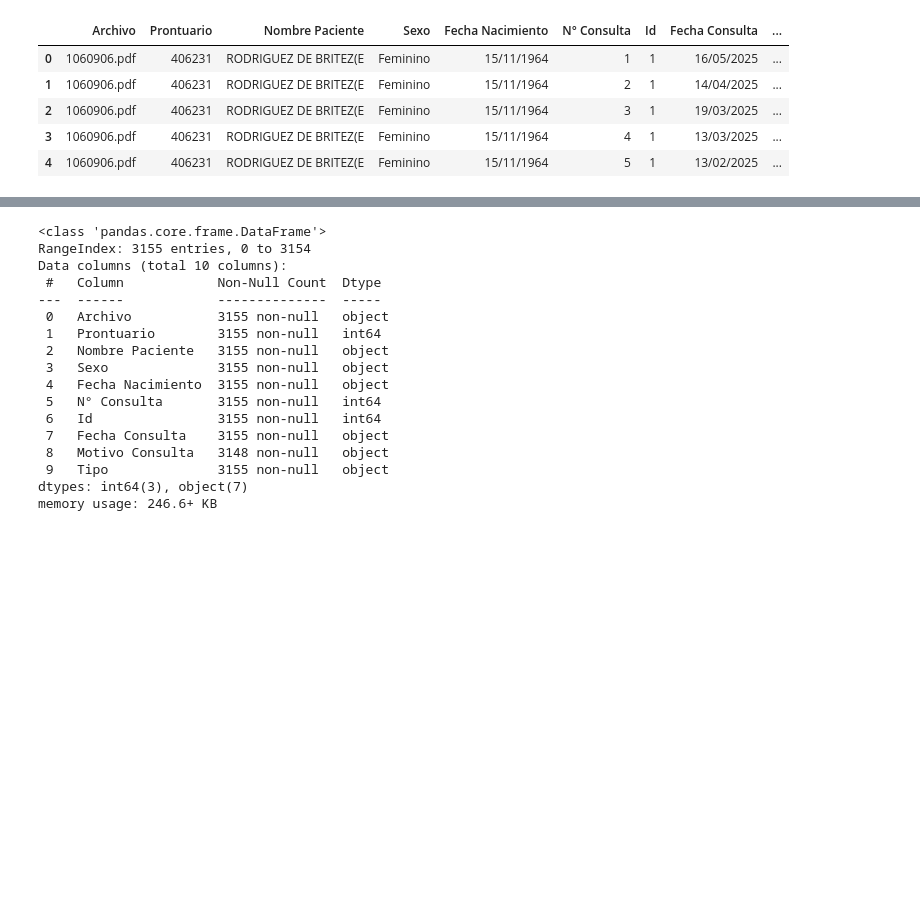
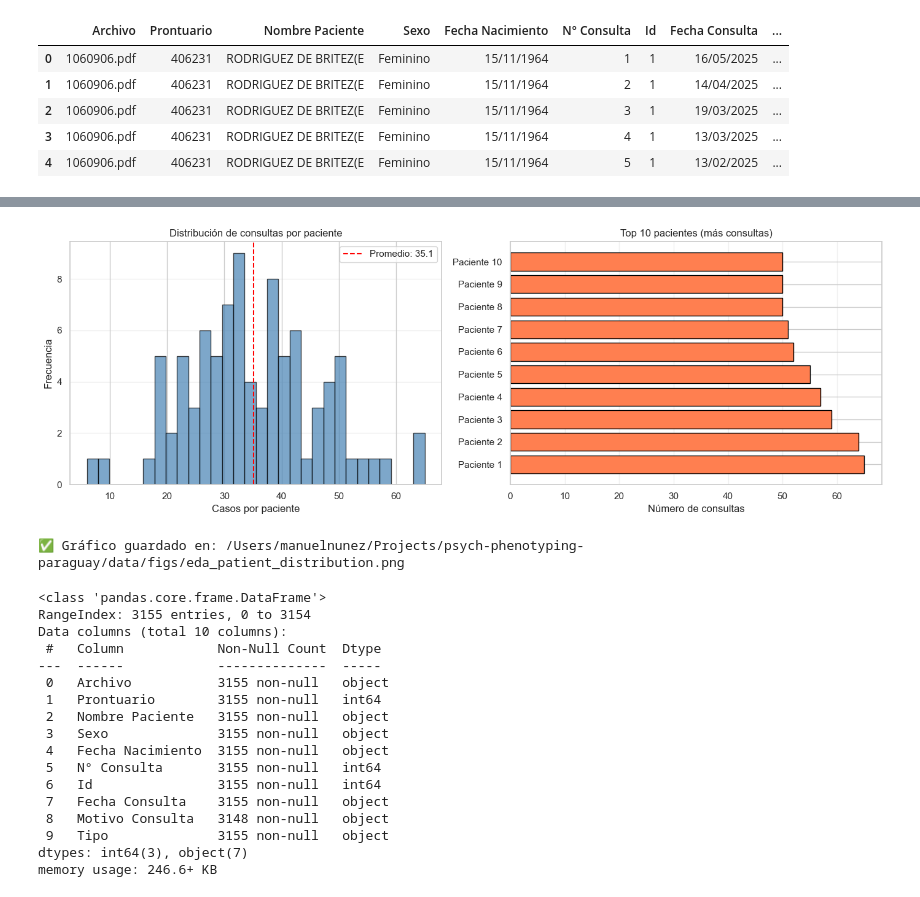
Before and after one commit to manununhez/psych-phenotyping-paraguay, a Jupyter notebook: notebooks/01_eda_understanding.ipynb, the cells around one changed output, grey strips where cells are left out. Cells and saved outputs as stored; diff of their text form; code cells hidden in the pictures; blank space fills up the shorter version.

```diff
--- a/notebooks/01_eda_understanding.ipynb
+++ b/notebooks/01_eda_understanding.ipynb
@@ -75,0 +82,67 @@ df_raw.head()
+# %%
+# ---------------------------------------------------------------
+# Análisis de pacientes (estructura longitudinal)
+# ---------------------------------------------------------------
+# Esta métrica es CRÍTICA para entender la estructura del dataset:
+# - Si hay pocos pacientes con muchas consultas → Alto riesgo de leakage
+# - Split debe ser por PACIENTE (no por casos) para evitar leakage
+
+PATIENT_COL = 'Prontuario'
+
+if PATIENT_COL in df_raw.columns:
+    n_patients = df_raw[PATIENT_COL].nunique()
+    n_cases = len(df_raw)
+    avg_cases_per_patient = n_cases / n_patients
+
+    patient_counts = df_raw[PATIENT_COL].value_counts()
+
+    print("="*60)
+    print(" ANÁLISIS DE ESTRUCTURA LONGITUDINAL")
+    print("="*60)
+    print(f"Pacientes únicos: {n_patients}")
+    print(f"Casos totales (consultas): {n_cases:,}")
+    print(f"Promedio casos/paciente: {avg_cases_per_patient:.1f}")
+    print(f"Mediana casos/paciente: {patient_counts.median():.0f}")
+    print(f"Min-Max casos/paciente: {patient_counts.min()}-{patient_counts.max()}")
+
+    print(f"\n  IMPLICACIÓN PARA SPLITS:")
+    print(f"   Con {avg_cases_per_patient:.1f} casos/paciente, un split ALEATORIO")
+    print(f"   por casos pondría el 100% de pacientes en train Y val")
+    print(f"   → SOLUCIÓN: Split por PACIENTES (ver 02_create_splits.ipynb)")
+
+    # Distribución de casos por paciente
+    print(f"\n Distribución de casos/paciente:")
+    print(patient_counts.describe())
+
+    # Visualización
+    fig, axes = plt.subplots(1, 2, figsize=(14, 5))
+
+    # Histograma
+    axes[0].hist(patient_counts, bins=30, color='steelblue', edgecolor='black', alpha=0.7)
+    axes[0].axvline(avg_cases_per_patient, color='red', linestyle='--',
+                    label=f'Promedio: {avg_cases_per_patient:.1f}')
+    axes[0].set_xlabel('Casos por paciente')
+    axes[0].set_ylabel('Frecuencia')
+    axes[0].set_title('Distribución de consultas por paciente')
+    axes[0].legend()
+    axes[0].grid(axis='y', alpha=0.3)
+
+    # Top 10 pacientes con más consultas
+    top10 = patient_counts.head(10)
+    axes[1].barh(range(len(top10)), top10.values, color='coral', edgecolor='black')
+    axes[1].set_yticks(range(len(top10)))
+    axes[1].set_yticklabels([f"Paciente {i+1}" for i in range(len(top10))])
+    axes[1].set_xlabel('Número de consultas')
+    axes[1].set_title('Top 10 pacientes (más consultas)')
+    axes[1].grid(axis='x', alpha=0.3)
+
+    plt.tight_layout()
+    plt.savefig(FIGS_PATH / 'eda_patient_distribution.png', dpi=150, bbox_inches='tight')
+    plt.show()
+
+    print(f"\n Gráfico guardado en: {FIGS_PATH / 'eda_patient_distribution.png'}")
+
+else:
+    print(f"  WARNING: Columna '{PATIENT_COL}' no encontrada")
+    print(f"   Columnas disponibles: {list(df_raw.columns)}")
+# %% [output]
@@ -76,3 +166,5 @@ df_raw.head()
+[figure, added]
+✅ Gráfico guardado en: /Users/manuelnunez/Projects/psych-phenotyping-paraguay/data/figs/eda_patient_distribution.png
 # %%
 # ---------------------------------------------------------------
 # Auditoría inicial
```
Also changed, not shown: parts of 2 cells of this notebook, 7 other files.
